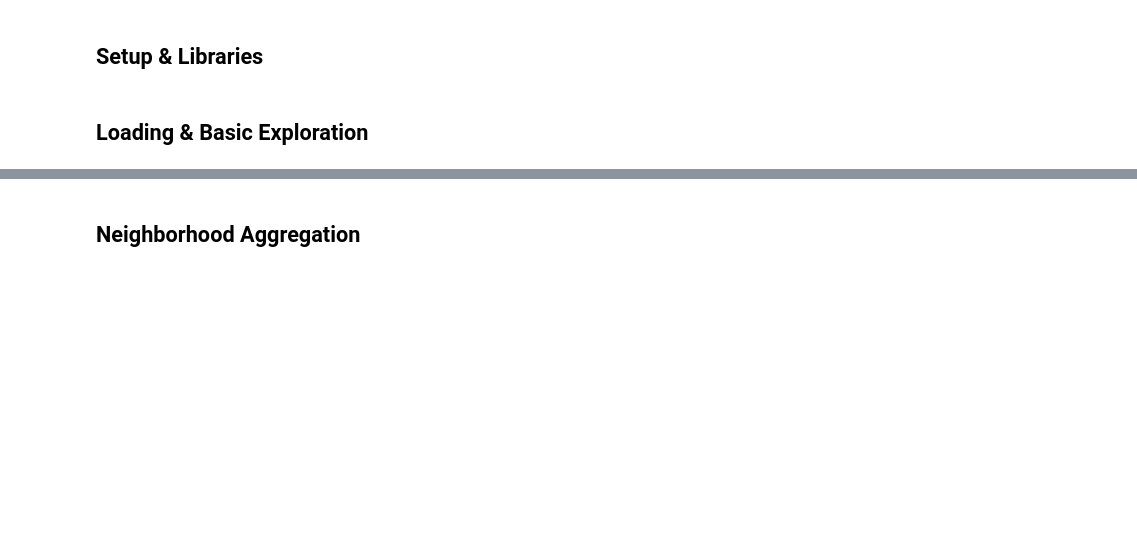
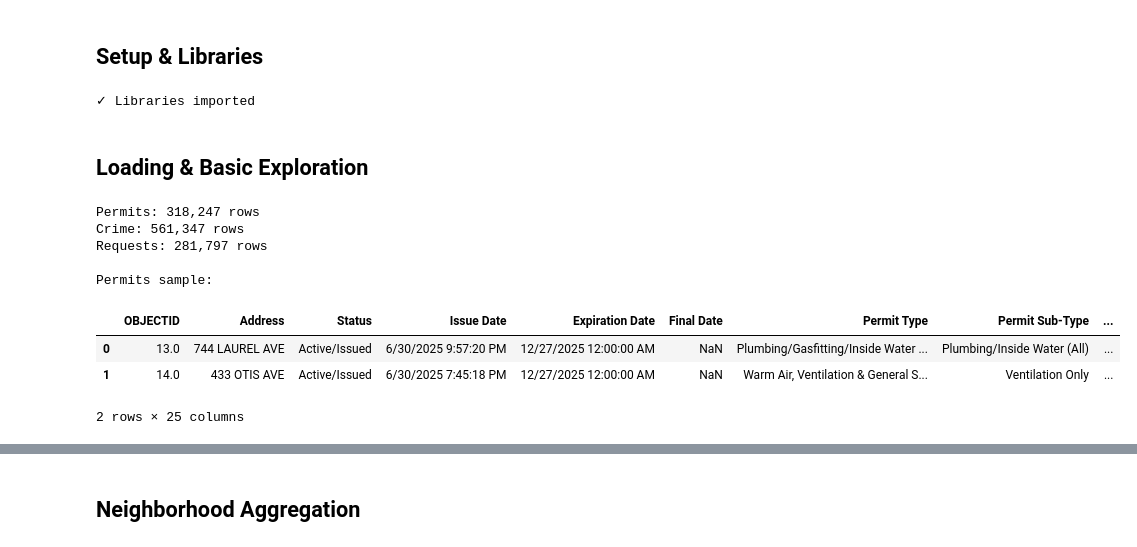
Before and after one commit to KennedyJohnson/Twin-Cities_Living_Quality_Map, a Jupyter notebook: notebooks/06_CODE_SNIPPETS.ipynb, the cells around one changed output, grey strips where cells are left out. Drawn from its saved outputs; the diff is of its cells as text; code cells hidden in the pictures; blank space fills up the shorter version.

```diff
--- a/notebooks/06_CODE_SNIPPETS.ipynb
+++ b/notebooks/06_CODE_SNIPPETS.ipynb
@@ -3,9 +6,45 @@
 # %% [markdown]
 ## Setup & Libraries
 # %%
-import pandas as pdimport numpy as npimport matplotlib.pyplot as pltimport seaborn as snsfrom sklearn.preprocessing import MinMaxScalerfrom sklearn.cluster import KMeansimport warningswarnings.filterwarnings('ignore')print('✓ Libraries imported')# Set stylesns.set_style('whitegrid')plt.rcParams['figure.figsize'] = (12, 6)
+import pandas as pd
+import numpy as np
+import matplotlib.pyplot as plt
+import seaborn as sns
+from sklearn.preprocessing import MinMaxScaler
+from sklearn.cluster import KMeans
+import warnings
+warnings.filterwarnings('ignore')
+
+print('✓ Libraries imported')
+
+# Set style
+sns.set_style('whitegrid')
+plt.rcParams['figure.figsize'] = (12, 6)
+# %% [output]
+✓ Libraries imported
 # %% [markdown]
 ## Loading & Basic Exploration
 # %%
-# Load cleaned dataperms = pd.read_csv('data/Approved_Building_Permits_-7890413957898939046.csv')crime = pd.read_csv('data/Crime_Incident_Report.csv')requests = pd.read_csv('data/Resident_Service_Requests_7024824928576740068.csv')print(f'Permits: {len(perms):,} rows')print(f'Crime: {len(crime):,} rows')print(f'Requests: {len(requests):,} rows')# Quick peek at dataprint('\nPermits sample:')perms.head(2)
+# Load cleaned data
+perms = pd.read_csv('../data/Approved_Building_Permits_-7890413957898939046.csv')
+crime = pd.read_csv('../data/Crime_Incident_Report.csv')
+requests = pd.read_csv('../data/Resident_Service_Requests_7024824928576740068.csv')
+
+print(f'Permits: {len(perms):,} rows')
+print(f'Crime: {len(crime):,} rows')
+print(f'Requests: {len(requests):,} rows')
+
+# Quick peek at data
+print('\nPermits sample:')
+perms.head(2)
+# %% [output]
+Permits: 318,247 rows
+Crime: 561,347 rows
+Requests: 281,797 rows
+
+Permits sample:
+|  | OBJECTID | Address | Status | Issue Date | Expiration Date | Final Date | Permit Type | Permit Sub-Type | ... |
+| 0 | 13.0 | 744 LAUREL AVE | Active/Issued | 6/30/2025 9:57:20 PM | 12/27/2025 12:00:00 AM | NaN | Plumbing/Gasfitting/Inside Water ... | Plumbing/Inside Water (All) | ... |
+| 1 | 14.0 | 433 OTIS AVE | Active/Issued | 6/30/2025 7:45:18 PM | 12/27/2025 12:00:00 AM | NaN | Warm Air, Ventilation & General S... | Ventilation Only | ... |
+2 rows × 25 columns
 # %%
```
Also changed, not shown: parts of 18 cells of this notebook, 18 other files.
